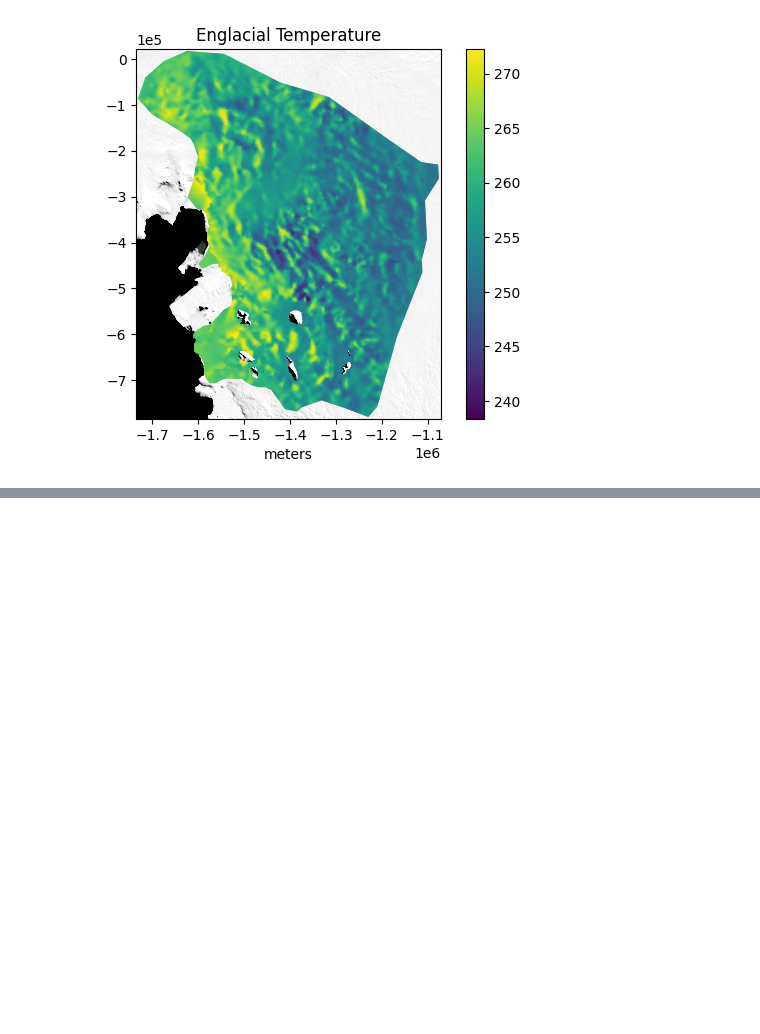
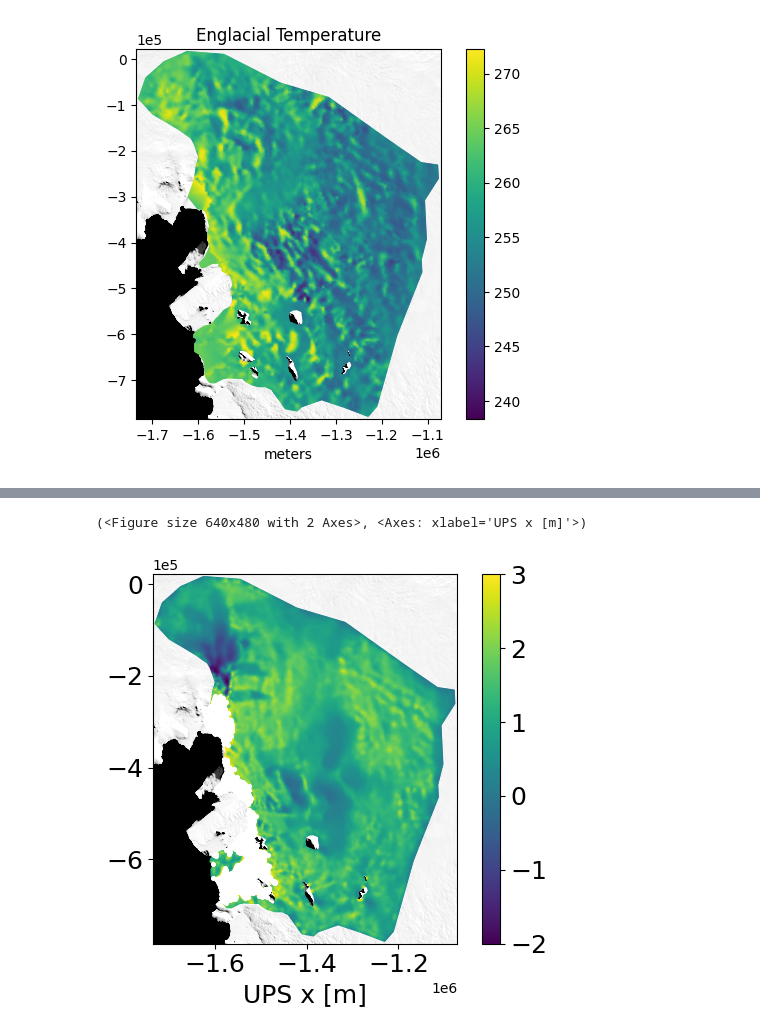
Before and after one commit to racheetmatai/icepack-inverse, a Jupyter notebook: inverse_amundsen.ipynb, the cells around one changed output, grey strips where cells are left out. Saved outputs shown, nothing was run; the diff lists cells and outputs as text; code cells hidden in the pictures; blank space fills up the shorter version.

```diff
--- a/inverse_amundsen.ipynb
+++ b/inverse_amundsen.ipynb
@@ -81,3 +94,37 @@ invert_amundsen.plot_u_error_no_sigma(u_optimized, vmax = 100)
+# %%
+def plot_C_obj(obj, vmin=-2, vmax=3, title=False):
+    """Plot C (standalone version)."""
+    fig, axes = obj.plot_bounded_antarctica()
+    axes.set_xlabel("UPS x [m]", fontsize=18)
+    axes.tick_params(axis='x', labelsize=18)
+    axes.tick_params(axis='y', labelsize=18)
+
+    colors = firedrake.tripcolor(obj.C, axes=axes)
+    colors.set_clim(vmin, vmax)  # Set color limits on the ScalarMappable
+
+    cbar = fig.colorbar(colors)
+    #cbar.set_label("C", fontsize=18)
+    cbar.ax.tick_params(labelsize=18)
+
+    # Overlay white dots over floating ice (no label)
+    phi = obj.get_phi(obj.h, obj.s)
+    Q_temp = firedrake.FunctionSpace(obj.mesh, family="CG", degree=1)
+    line = firedrake.interpolate(phi, Q_temp)
+    phi_values = line.dat.data[:]
+    x = line.function_space().mesh().coordinates.dat.data[:, 0]
+    y = line.function_space().mesh().coordinates.dat.data[:, 1]
+    x_coords = x[(phi_values <= 0.1 + 0.01)]
+    y_coords = y[(phi_values <= 0.1 + 0.01)]
+    if len(x_coords) > 0:
+        axes.scatter(x_coords, y_coords, color='white', s=7)
+    if title:
+        axes.set_title("C")
+    return fig, axes
+# %%
+plot_C_obj(invert_amundsen, title = False, vmin = -2, vmax =3 )
+# %% [output]
+(<Figure size 640x480 with 2 Axes>, <Axes: xlabel='UPS x [m]'>)
+[figure, added]
 # %%
 invert_amundsen.plot_u_error_percentage(u_optimized, vmax = 10)
 # %% [output]
```
Also changed, not shown: parts of 12 cells of this notebook, 3 other files.
